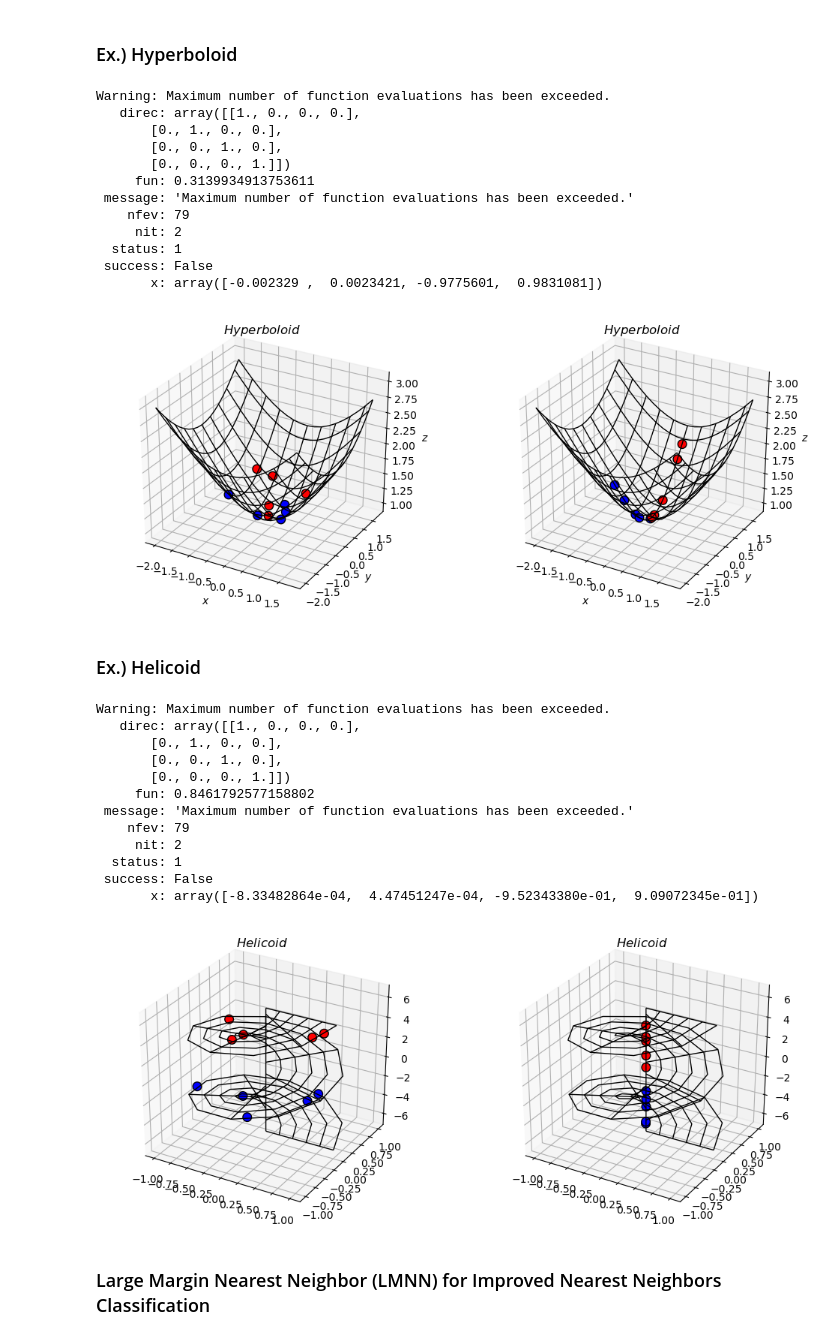
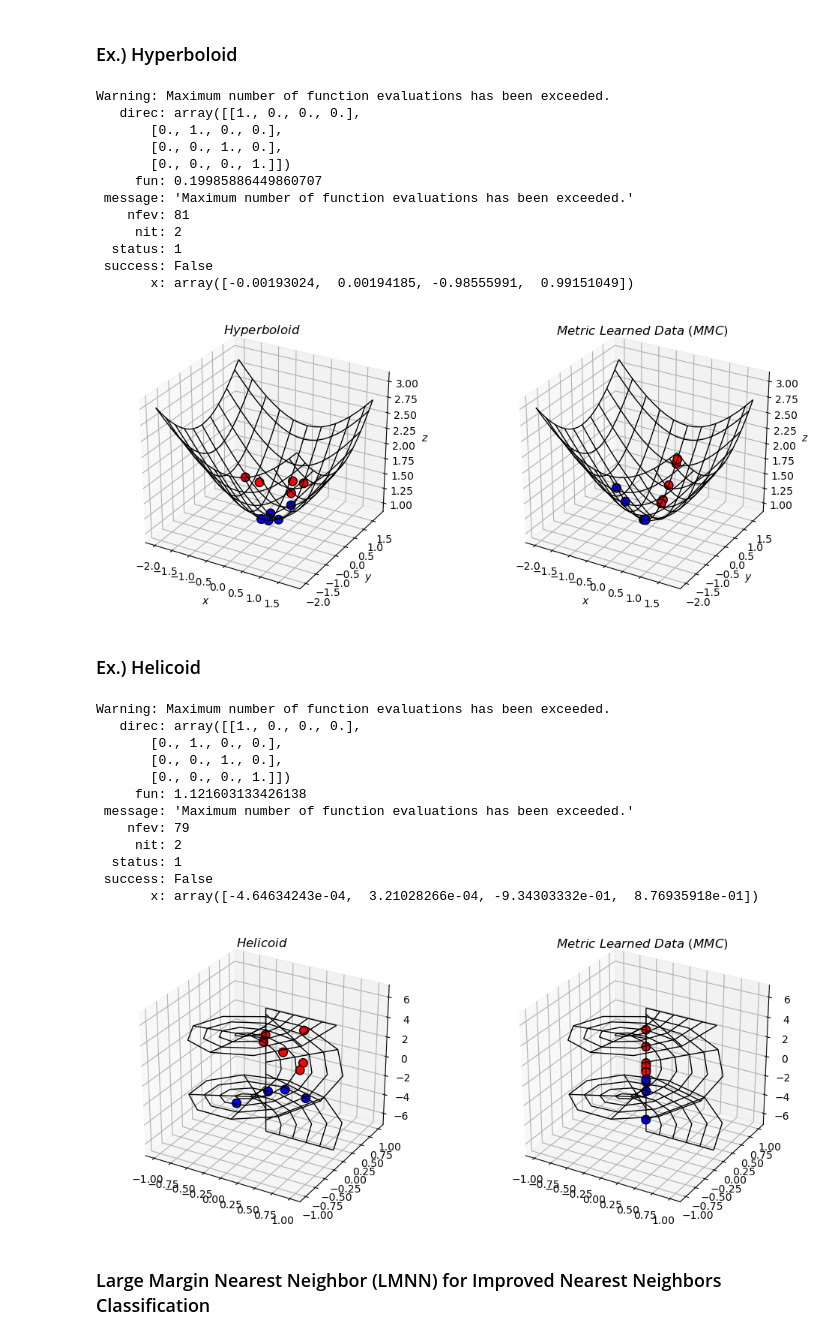
Before and after one commit to drewwilimitis/manifold-metric-learning, a Jupyter notebook: manifold_metric_learning.ipynb, the cells around one changed output. Drawn from its saved outputs; the diff is of its cells as text; code cells hidden in the pictures.

```diff
--- a/manifold_metric_learning.ipynb
+++ b/manifold_metric_learning.ipynb
@@ -251,7 +251,7 @@ def mmc_loss(L, B, labels, manifold_map_fn, integrand, manifold_dist_fn=None, C=
     pull = 0
     for i, j in dissimilar_ix:
         if manifold_dist_fn == None: # approximation method
-            d_ij = approximate_distance(np.matmul(L, B[i]), np.matmul(L, B[j]), integrand=integrand, n=3, m=1, tol=0.01)
+            d_ij = approximate_distance(np.matmul(L, B[i]), np.matmul(L, B[j]), integrand=integrand, n=4, m=10, tol=0.001)
         else:
             d_ij = manifold_dist_fn(X[i], X[j])
         pull += C * d_ij / len(dissimilar_ix)
@@ -292,13 +292,13 @@ Warning: Maximum number of function evaluations has been exceeded.
        [0., 1., 0., 0.],
        [0., 0., 1., 0.],
        [0., 0., 0., 1.]])
-     fun: 0.3139934913753611
+     fun: 0.19985886449860707
  message: 'Maximum number of function evaluations has been exceeded.'
-    nfev: 79
+    nfev: 81
      nit: 2
   status: 1
  success: False
-       x: array([-0.002329 ,  0.0023421, -0.9775601,  0.9831081])
+       x: array([-0.00193024,  0.00194185, -0.98555991,  0.99151049])
 # %%
 from mpl_toolkits.mplot3d import Axes3D
 fig=plt.figure(figsize=(12,5))
@@ -312,10 +312,11 @@ hyp_mmc = np.array([hyperboloid_map(np.matmul(hyp_L, s)) for s in hyp_sample])
 ax = fig.add_subplot(1, 2, 2, projection='3d')
 ax.scatter(hyp_mmc[:,0], hyp_mmc[:,1], hyp_mmc[:,2],
            c=[colors[x] for x in hyp_labels], s=70, edgecolor='black', alpha=1)
-plot_hyperboloid(style='wireframe', current_ax=ax)
+plot_hyperboloid(style='wireframe', current_ax=ax, title='$Metric \ Learned \ Data \ (MMC)$')
+plt.savefig('images/hyperboloid_mmc.png')
 plt.show();
 # %% [output]
-[figure, old version]
+[figure, new version]
 # %% [markdown]
 ### Ex.) Helicoid
 # %%
@@ -328,29 +329,30 @@ Warning: Maximum number of function evaluations has been exceeded.
        [0., 1., 0., 0.],
        [0., 0., 1., 0.],
        [0., 0., 0., 1.]])
-     fun: 0.8461792577158802
+     fun: 1.121603133426138
  message: 'Maximum number of function evaluations has been exceeded.'
     nfev: 79
      nit: 2
   status: 1
  success: False
-       x: array([-8.33482864e-04,  4.47451247e-04, -9.52343380e-01,  9.09072345e-01])
+       x: array([-4.64634243e-04,  3.21028266e-04, -9.34303332e-01,  8.76935918e-01])
 # %%
 fig = plt.figure(figsize=(12,5))
 ax = fig.add_subplot(1, 2, 1, projection='3d')
 heli_pts = np.array([helicoid_map(s) for s in heli_sample])
 ax.scatter(heli_pts[:,0], heli_pts[:,1], heli_pts[:,2],
            c=[colors[x] for x in heli_labels], s=70, edgecolor='black', alpha=1)
 plot_helicoid(style='wireframe', current_ax=ax)
 
 heli_mmc = np.array([helicoid_map(np.matmul(heli_L, s)) for s in heli_sample])
 ax = fig.add_subplot(1, 2, 2, projection='3d')
 ax.scatter(heli_mmc[:,0], heli_mmc[:,1], heli_mmc[:,2],
            c=[colors[x] for x in heli_labels], s=70, edgecolor='black', alpha=1)
-plot_helicoid(style='wireframe', current_ax=ax)
+plot_helicoid(style='wireframe', current_ax=ax, title='$Metric \ Learned \ Data \ (MMC)$')
+plt.savefig('images/helicoid_mmc.png')
 plt.show();
 # %% [output]
-[figure, old version]
+[figure, new version]
 # %% [markdown]
 ### Large Margin Nearest Neighbor (LMNN) for Improved Nearest Neighbors Classification
 # %% [markdown]
```
Also changed, not shown: parts of 5 cells of this notebook, 1 other file.
